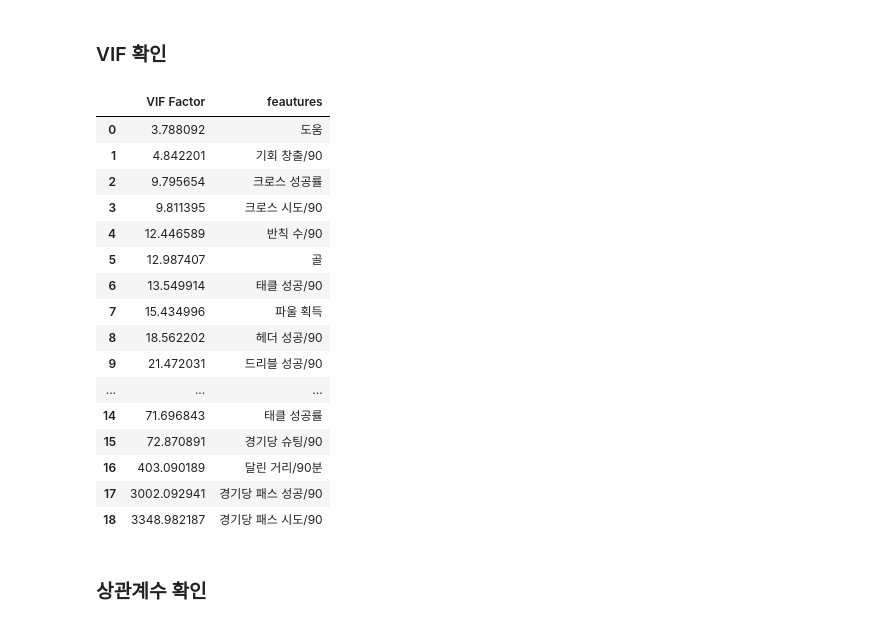
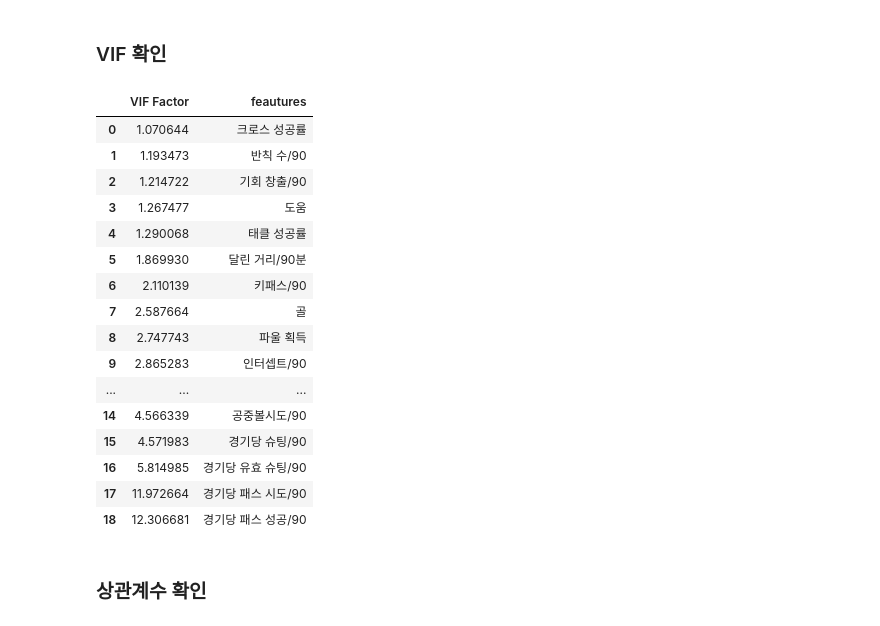
Before and after one commit to YongJaeJung/FM_DA_Project, a Jupyter notebook: 03.표준획득승점 선형회귀-tensorflow-공격수-피쳐엔지니어링_보강.ipynb, the cells around one changed output. Drawn from its saved outputs; the diff is of its cells as text; code cells hidden in the pictures.

```diff
--- a/03.표준획득승점 선형회귀-tensorflow-공격수-피쳐엔지니어링_보강.ipynb
+++ b/03.표준획득승점 선형회귀-tensorflow-공격수-피쳐엔지니어링_보강.ipynb
@@ -120,0 +78,18 @@ nonoutlier_features = list((set(features) - set(outlier_features)) -set(order_fe
+# %%
+# 제거해야될 인덱스 셋
+index_should_be_removed = set([])
+
+for feature in features:
+
+    data = forward_df[feature].to_numpy()
+    Q1 = np.quantile(data,0.25)
+    Q3 = np.quantile(data,0.7)
+    low_bound = Q1 - 1.5 * (Q3-Q1)
+    high_bound = Q3 + 1.5 * (Q3-Q1)
+
+    for i,v in enumerate(data):
+        if v < low_bound or v > high_bound:
+            index_should_be_removed.add(i)
+
+good_index = set(forward_df.index) - index_should_be_removed
+forward_df = forward_df.loc[good_index,:].reset_index(drop=True)
@@ -121,3 +98,8 @@ nonoutlier_features = list((set(features) - set(outlier_features)) -set(order_fe
+# %%
+norm_forward_df = forward_df.copy()
+
+forward_qt = QuantileTransformer(n_quantiles=1000,output_distribution='normal').fit(norm_forward_df.loc[:,features])
+norm_forward_df.loc[:,features] = forward_qt.transform(norm_forward_df.loc[:,features])
 # %% [markdown]
 ## 선형성 검정
 # %% [markdown]
@@ -131,7 +113,7 @@ fig , axes = plt.subplots(10,2,figsize=(20,50))
 for i, (ax,feature) in enumerate(zip(axes.ravel(),features)) :
     ax.set_ylabel(feature)
     ax.set_xlabel(target)
-    sns.regplot(forward_df.loc[:,target],forward_df.loc[:,feature],ax=ax)
+    sns.regplot(norm_forward_df.loc[:,target],norm_forward_df.loc[:,feature],ax=ax)
 
 plt.show()
 # %% [output]
@@ -141,7 +125,7 @@ plt.show()
 # %%
 # target value와의 correlation을 가지고 선형성 확인
 
-corr = [np.corrcoef(x ,y=forward_df.loc[:,target].T.values)[0][1] for x in forward_df.loc[:,features].T.values]
+corr = [np.corrcoef(x ,y=norm_forward_df.loc[:,target].T.values)[0][1] for x in norm_forward_df.loc[:,features].T.values]
 
 corr_dict = {}
 
@@ -175,28 +159,28 @@ sorted(corr_dict.items(),key = lambda x : x[1],reverse=True)
 ### VIF 확인
 # %%
 this_vif = pd.DataFrame()
-this_vif["VIF Factor"] = [vif(forward_df.loc[:,features].values,i) for i in range(forward_df.loc[:,features].values.shape[1])]
-this_vif["feautures"] = forward_df.loc[:,features].columns
+this_vif["VIF Factor"] = [vif(norm_forward_df.loc[:,features].values,i) for i in range(norm_forward_df.loc[:,features].values.shape[1])]
+this_vif["feautures"] = norm_forward_df.loc[:,features].columns
 this_vif = this_vif.sort_values("VIF Factor").reset_index(drop=True)
 this_vif
 # %% [output]
 |  | VIF Factor | feautures |
-| 0 | 3.788092 | 도움 |
-| 1 | 4.842201 | 기회 창출/90 |
-| 2 | 9.795654 | 크로스 성공률 |
-| 3 | 9.811395 | 크로스 시도/90 |
-| 4 | 12.446589 | 반칙 수/90 |
-| 5 | 12.987407 | 골 |
-| 6 | 13.549914 | 태클 성공/90 |
-| 7 | 15.434996 | 파울 획득 |
-| 8 | 18.562202 | 헤더 성공/90 |
-| 9 | 21.472031 | 드리블 성공/90 |
+| 0 | 1.070644 | 크로스 성공률 |
+| 1 | 1.193473 | 반칙 수/90 |
+| 2 | 1.214722 | 기회 창출/90 |
+| 3 | 1.267477 | 도움 |
+| 4 | 1.290068 | 태클 성공률 |
+| 5 | 1.869930 | 달린 거리/90분 |
+| 6 | 2.110139 | 키패스/90 |
+| 7 | 2.587664 | 골 |
+| 8 | 2.747743 | 파울 획득 |
+| 9 | 2.865283 | 인터셉트/90 |
 | ... | ... | ... |
-| 14 | 71.696843 | 태클 성공률 |
-| 15 | 72.870891 | 경기당 슈팅/90 |
-| 16 | 403.090189 | 달린 거리/90분 |
-| 17 | 3002.092941 | 경기당 패스 성공/90 |
-| 18 | 3348.982187 | 경기당 패스 시도/90 |
+| 14 | 4.566339 | 공중볼시도/90 |
+| 15 | 4.571983 | 경기당 슈팅/90 |
+| 16 | 5.814985 | 경기당 유효 슈팅/90 |
+| 17 | 11.972664 | 경기당 패스 시도/90 |
+| 18 | 12.306681 | 경기당 패스 성공/90 |
 # %% [markdown]
 ### 상관계수 확인
 # %%
```
Also changed, not shown: parts of 31 cells of this notebook, 2 other files.
